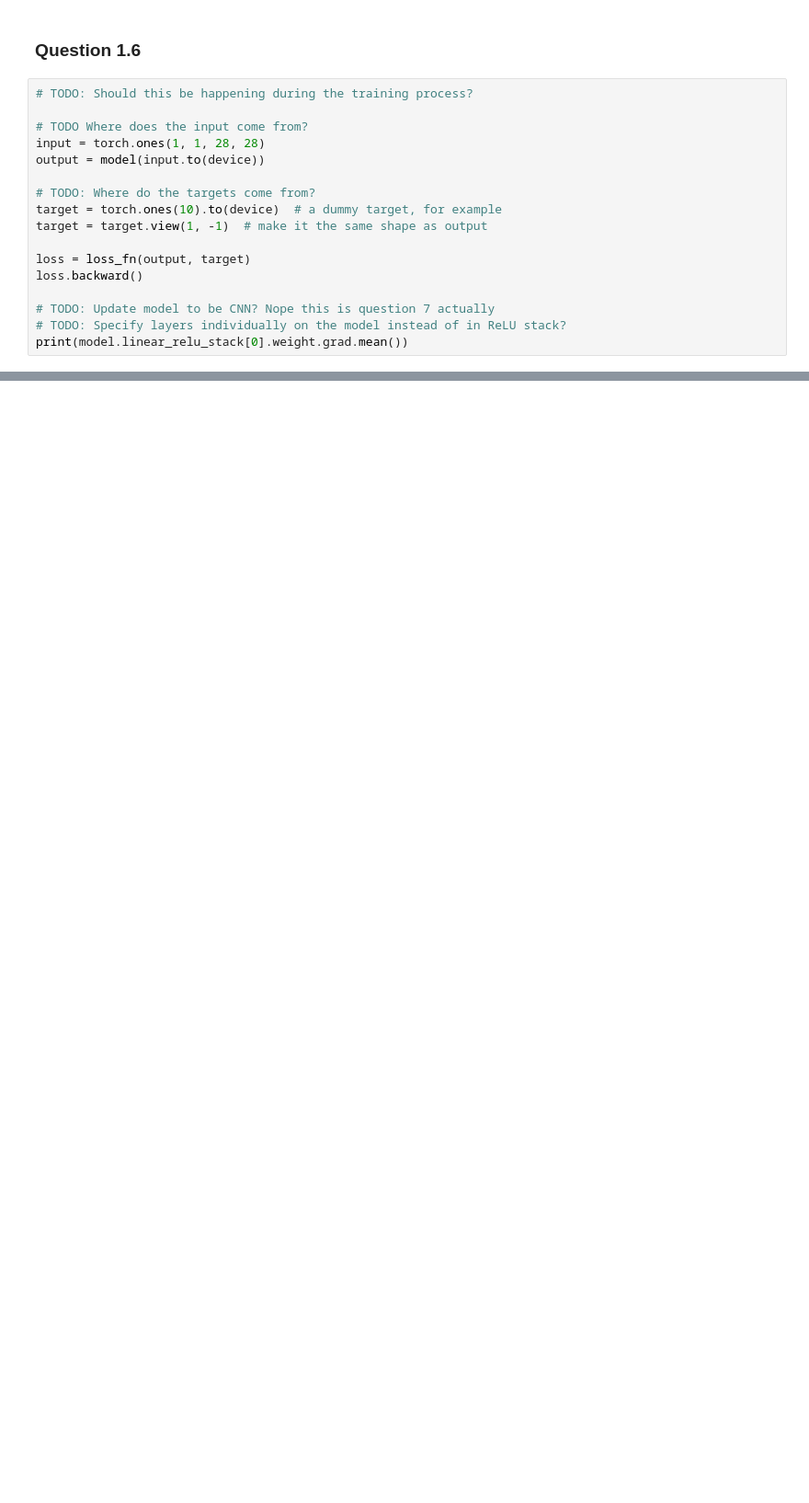
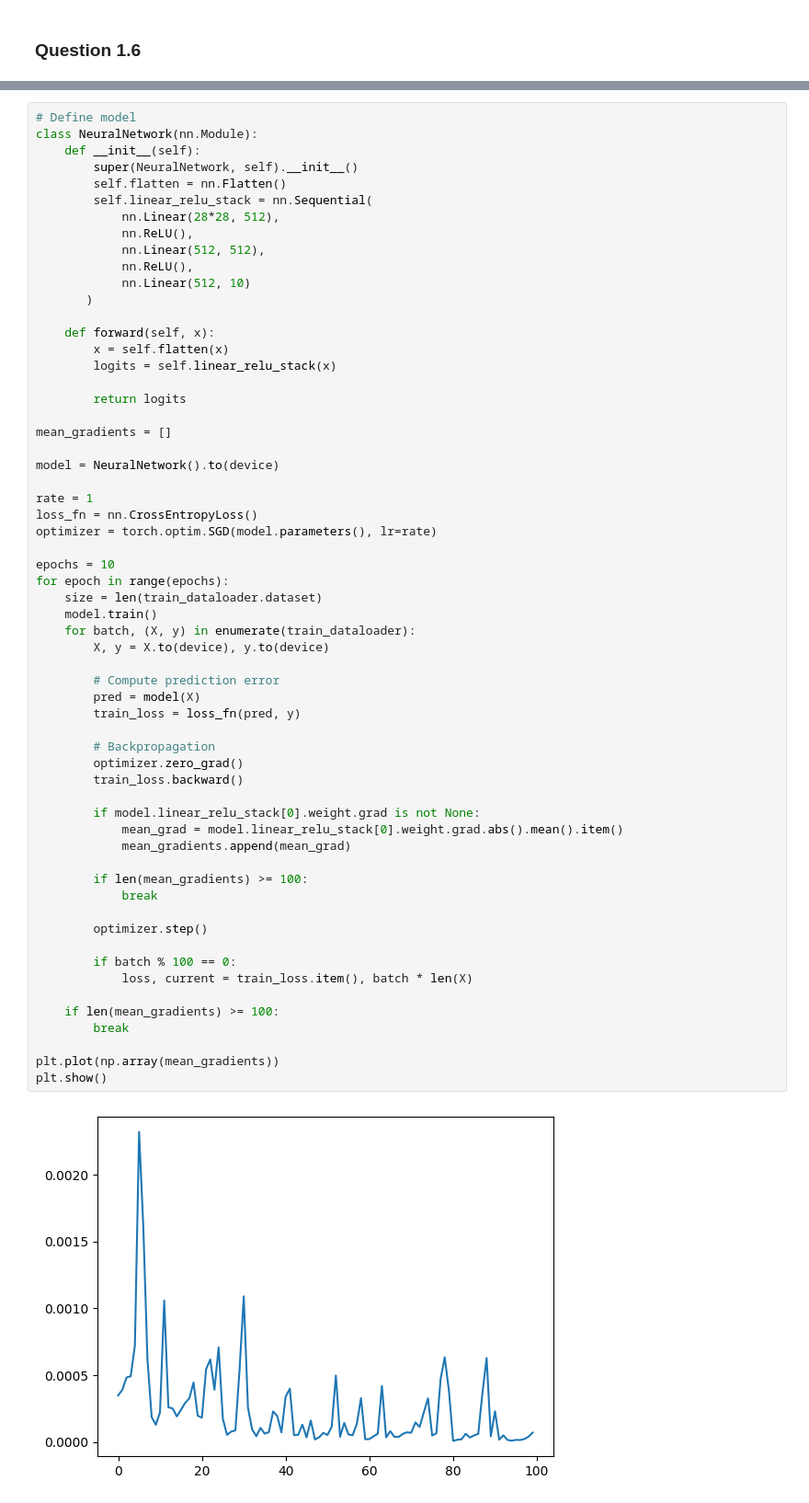
Before and after one commit to CHamilton0/COMP-SCI-7315-Computer-Vision, a Jupyter notebook: Assignment3/A3_Q1-2024.ipynb, the cells around one changed output, grey strips where cells are left out. Shown at 92% size. Drawn from its saved outputs; the diff is of its cells as text; blank space fills up the shorter version.

Commit message:
finish question 2 code and print reports

```diff
--- a/Assignment3/A3_Q1-2024.ipynb
+++ b/Assignment3/A3_Q1-2024.ipynb
@@ -792,19 +882,2 @@ TODO: Analysis of 1.5 results
 # %% [markdown]
 ### Question 1.6
-# %%
-# TODO: Should this be happening during the training process?
-
-# TODO Where does the input come from?
-input = torch.ones(1, 1, 28, 28)
-output = model(input.to(device))
-
-# TODO: Where do the targets come from?
-target = torch.ones(10).to(device)  # a dummy target, for example
-target = target.view(1, -1)  # make it the same shape as output
-
-loss = loss_fn(output, target)
-loss.backward()
-
-# TODO: Update model to be CNN? Nope this is question 7 actually
-# TODO: Specify layers individually on the model instead of in ReLU stack?
-print(model.linear_relu_stack[0].weight.grad.mean())
@@ -812,0 +884,62 @@ tensor(0.0113, device='cuda:0')
+# %%
+# Define model
+class NeuralNetwork(nn.Module):
+    def __init__(self):
+        super(NeuralNetwork, self).__init__()
+        self.flatten = nn.Flatten()
+        self.linear_relu_stack = nn.Sequential(
+            nn.Linear(28*28, 512),
+            nn.ReLU(),
+            nn.Linear(512, 512),
+            nn.ReLU(),
+            nn.Linear(512, 10)
+       )
+
+    def forward(self, x):
+        x = self.flatten(x)
+        logits = self.linear_relu_stack(x)
+
+        return logits
+
+mean_gradients = []
+
+model = NeuralNetwork().to(device)
+
+rate = 1
+loss_fn = nn.CrossEntropyLoss()
+optimizer = torch.optim.SGD(model.parameters(), lr=rate)
+
+epochs = 10
+for epoch in range(epochs):
+    size = len(train_dataloader.dataset)
+    model.train()
+    for batch, (X, y) in enumerate(train_dataloader):
+        X, y = X.to(device), y.to(device)
+
+        # Compute prediction error
+        pred = model(X)
+        train_loss = loss_fn(pred, y)
+
+        # Backpropagation
+        optimizer.zero_grad()
+        train_loss.backward()
+
+        if model.linear_relu_stack[0].weight.grad is not None:
+            mean_grad = model.linear_relu_stack[0].weight.grad.abs().mean().item()
+            mean_gradients.append(mean_grad)
+
+        if len(mean_gradients) >= 100:
+            break
+
+        optimizer.step()
+
+        if batch % 100 == 0:
+            loss, current = train_loss.item(), batch * len(X)
+
+    if len(mean_gradients) >= 100:
+        break
+
+plt.plot(np.array(mean_gradients))
+plt.show()
+# %% [output]
+[figure, added]
```
Also changed, not shown: parts of 20 cells of this notebook, 3 other files.
